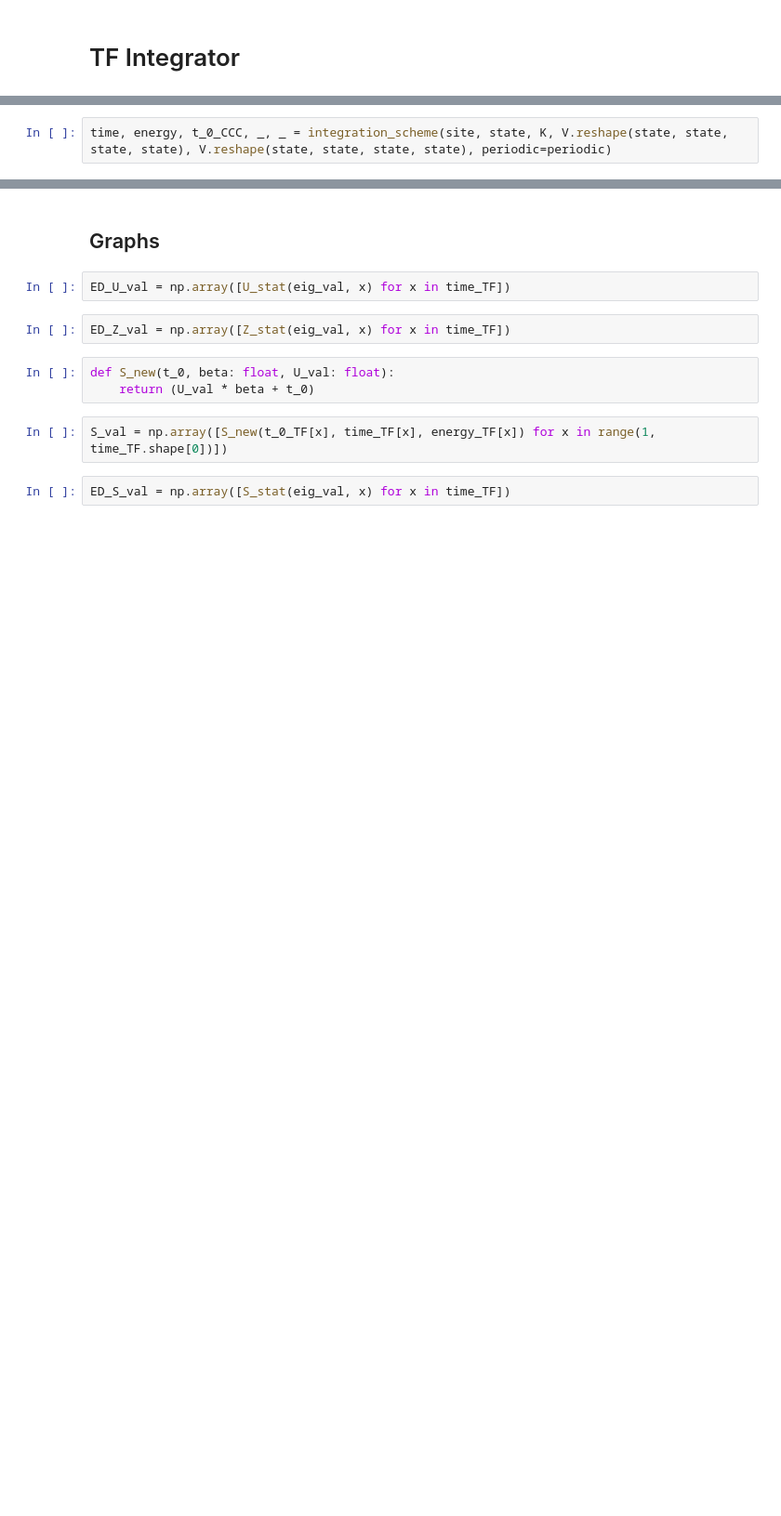
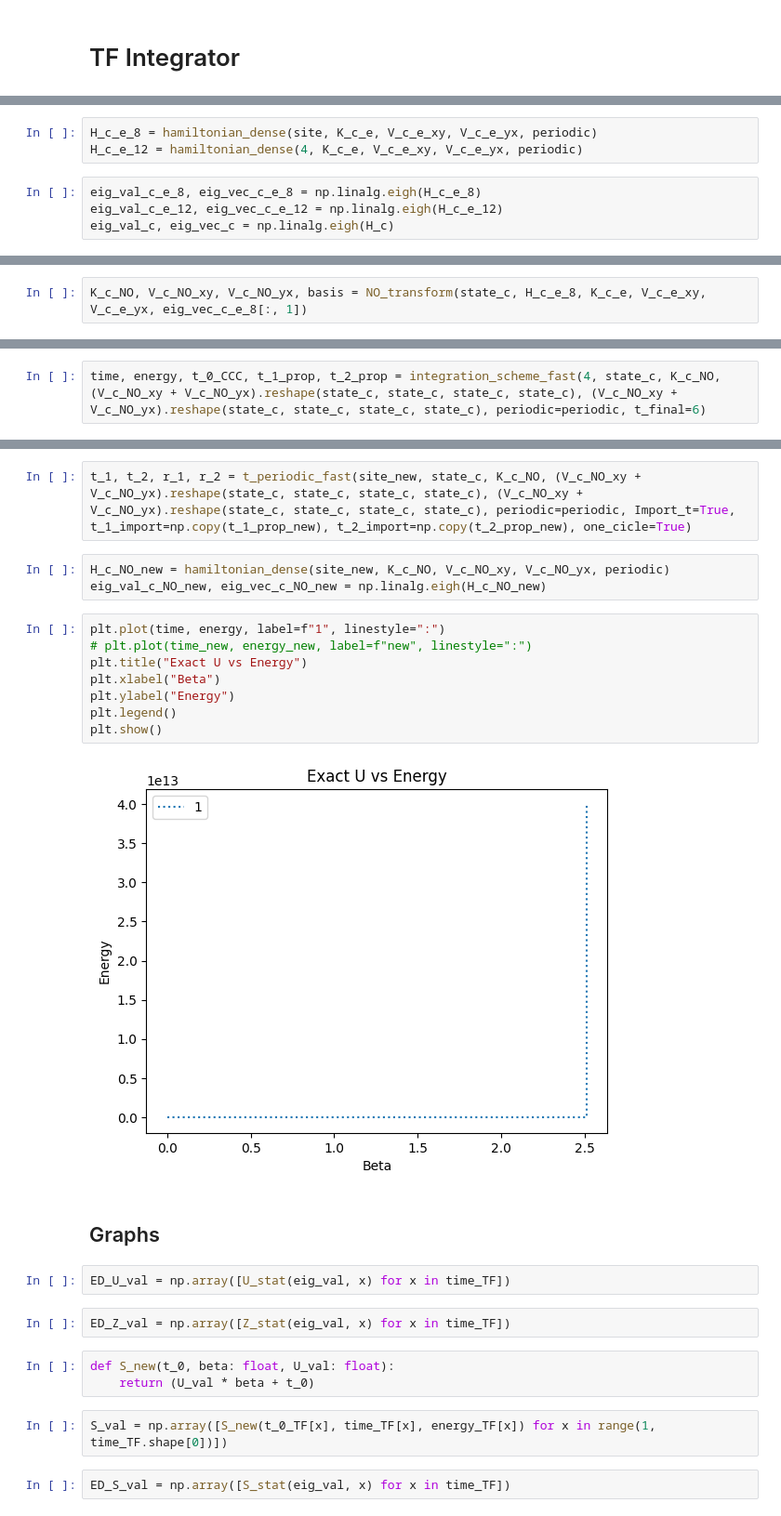
Before and after one commit to Gilfrim/Computational-Analysis-of-Many-Rotor-Systems, a Jupyter notebook: script_examples/script_examples_2.ipynb, the cells around one changed output, grey strips where cells are left out. Shown at 93% size. Cells and saved outputs as stored; diff of their text form; blank space fills up the shorter version.

```diff
--- a/script_examples/script_examples_2.ipynb
+++ b/script_examples/script_examples_2.ipynb
@@ -294,0 +283,7 @@ np.float64(4.394449154672439)
+# %%
+H_c_e_8 = hamiltonian_dense(site, K_c_e, V_c_e_xy, V_c_e_yx, periodic)
+H_c_e_12 = hamiltonian_dense(4, K_c_e, V_c_e_xy, V_c_e_yx, periodic)
+# %%
+eig_val_c_e_8, eig_vec_c_e_8 = np.linalg.eigh(H_c_e_8)
+eig_val_c_e_12, eig_vec_c_e_12 = np.linalg.eigh(H_c_e_12)
+eig_val_c, eig_vec_c = np.linalg.eigh(H_c)
@@ -294,0 +401,2 @@ np.float64(4.394449154672439)
+# %%
+K_c_NO, V_c_NO_xy, V_c_NO_yx, basis = NO_transform(state_c, H_c_e_8, K_c_e, V_c_e_xy, V_c_e_yx, eig_vec_c_e_8[:, 1])
@@ -295,2 +413,2 @@ np.float64(4.394449154672439)
 # %%
-time, energy, t_0_CCC, _, _ = integration_scheme(site, state, K, V.reshape(state, state, state, state), V.reshape(state, state, state, state), periodic=periodic)
+time, energy, t_0_CCC, t_1_prop, t_2_prop = integration_scheme_fast(4, state_c, K_c_NO, (V_c_NO_xy + V_c_NO_yx).reshape(state_c, state_c, state_c, state_c), (V_c_NO_xy + V_c_NO_yx).reshape(state_c, state_c, state_c, state_c), periodic=periodic, t_final=6)
@@ -297,3 +454,18 @@ time, energy, t_0_CCC, _, _ = integration_scheme(site, state, K, V.reshape(state
+# %%
+t_1, t_2, r_1, r_2 = t_periodic_fast(site_new, state_c, K_c_NO, (V_c_NO_xy + V_c_NO_yx).reshape(state_c, state_c, state_c, state_c), (V_c_NO_xy + V_c_NO_yx).reshape(state_c, state_c, state_c, state_c), periodic=periodic, Import_t=True, t_1_import=np.copy(t_1_prop_new), t_2_import=np.copy(t_2_prop_new), one_cicle=True)
+# %%
+H_c_NO_new = hamiltonian_dense(site_new, K_c_NO, V_c_NO_xy, V_c_NO_yx, periodic)
+eig_val_c_NO_new, eig_vec_c_NO_new = np.linalg.eigh(H_c_NO_new)
+# %%
+plt.plot(time, energy, label=f"1", linestyle=":")
+# plt.plot(time_new, energy_new, label=f"new", linestyle=":")
+plt.title("Exact U vs Energy")
+plt.xlabel("Beta")
+plt.ylabel("Energy")
+plt.legend()
+plt.show()
+# %% [output]
+[figure, added]
 # %% [markdown]
 ## Graphs
 # %%
```
Also changed, not shown: parts of 75 cells of this notebook, 39 other files.
